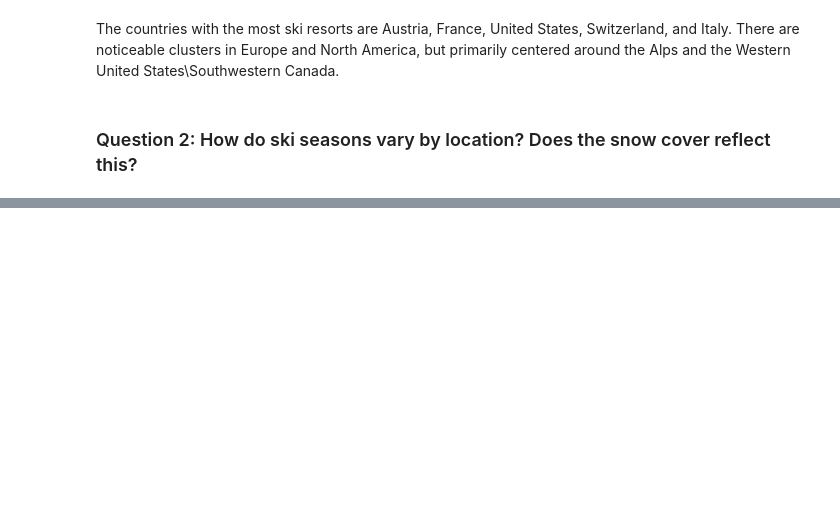
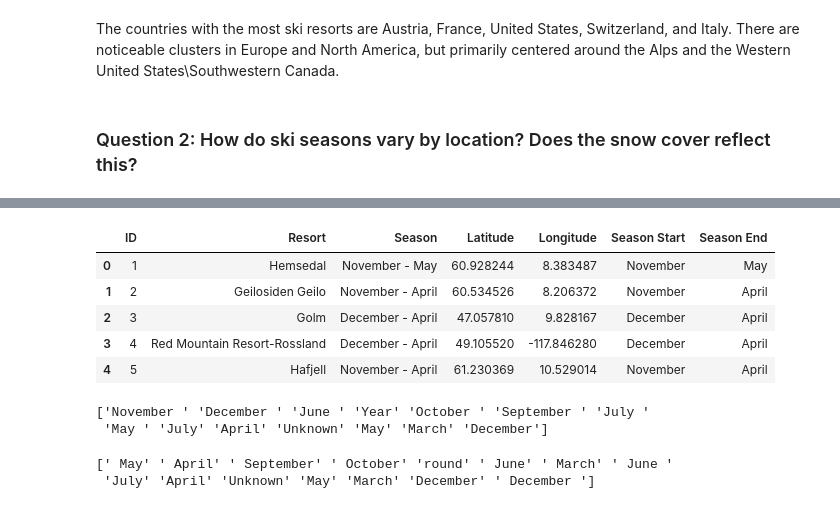
Before and after one commit to kharigardner/Exploratory-Data-Analysis-Portfolio, a Jupyter notebook: notebooks/ski_resorts.ipynb, the cells around one changed output, grey strips where cells are left out. Saved outputs shown, nothing was run; the diff lists cells and outputs as text; code cells hidden in the pictures; blank space fills up the shorter version.

```diff
--- a/notebooks/ski_resorts.ipynb
+++ b/notebooks/ski_resorts.ipynb
@@ -311,0 +261,2 @@ display(seasons)
+# %%
+seasons_df_pre_join = resorts[['ID', 'Resort', 'Season', 'Latitude', 'Longitude']]
@@ -311,0 +309,20 @@ display(seasons)
+# %%
+display(seasons_df_pre_join.head())
+# %% [output]
+|  | ID | Resort | Season | Latitude | Longitude | Season Start | Season End |
+| 0 | 1 | Hemsedal | November - May | 60.928244 | 8.383487 | November | May |
+| 1 | 2 | Geilosiden Geilo | November - April | 60.534526 | 8.206372 | November | April |
+| 2 | 3 | Golm | December - April | 47.057810 | 9.828167 | December | April |
+| 3 | 4 | Red Mountain Resort-Rossland | December - April | 49.105520 | -117.846280 | December | April |
+| 4 | 5 | Hafjell | November - April | 61.230369 | 10.529014 | November | April |
+# %%
+# display all unique values for season start and end
+print(seasons_df_pre_join['Season Start'].unique())
+# %% [output]
+['November ' 'December ' 'June ' 'Year' 'October ' 'September ' 'July '
+ 'May ' 'July' 'April' 'Unknown' 'May' 'March' 'December']
+# %%
+print(seasons_df_pre_join['Season End'].unique())
+# %% [output]
+[' May' ' April' ' September' ' October' 'round' ' June' ' March' ' June '
+ 'July' 'April' 'Unknown' 'May' 'March' 'December' ' December ']
```
Also changed, not shown: parts of 20 cells of this notebook, 14 other files.
